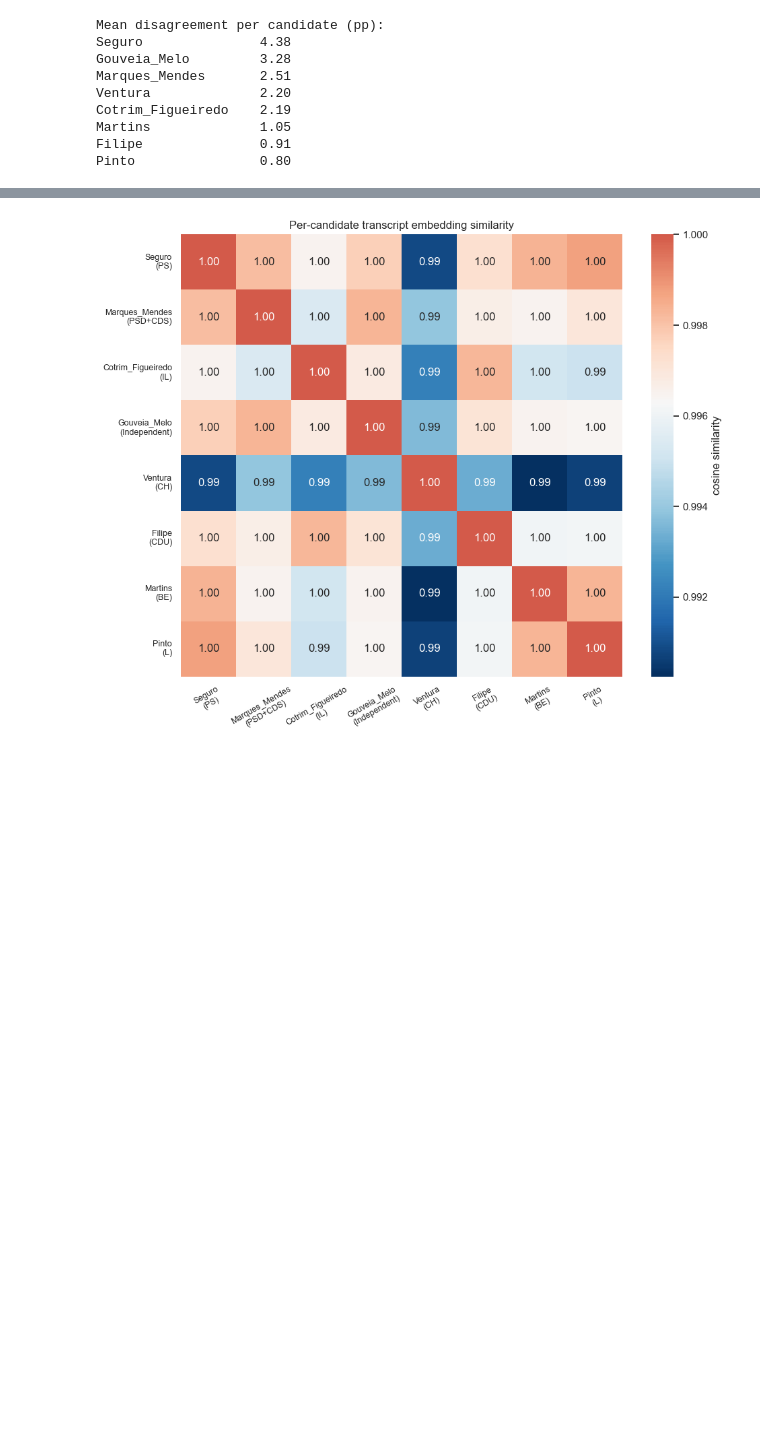
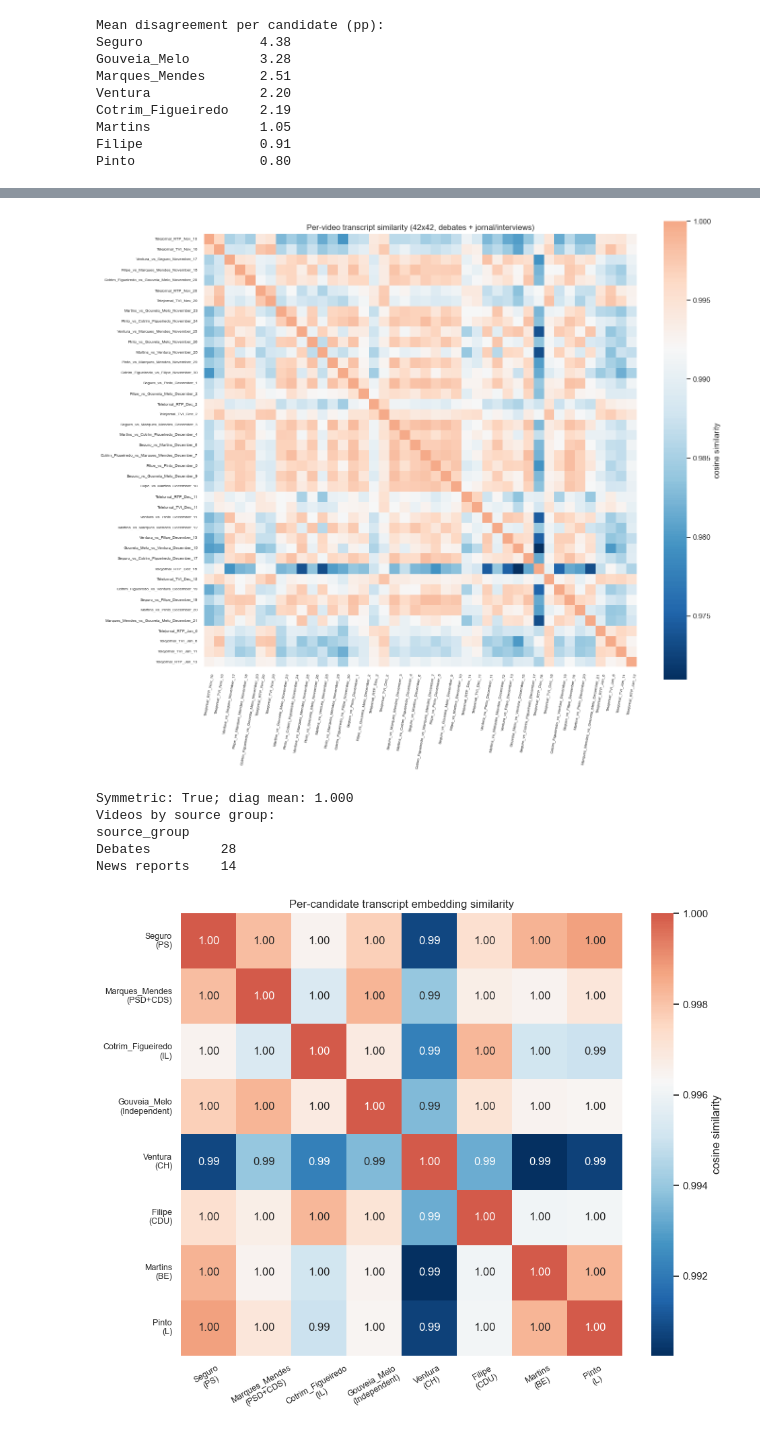
Before and after one commit to Dinisas/Big-Data, a Jupyter notebook: text_polls_eda.ipynb, the cells around one changed output, grey strips where cells are left out. Saved outputs shown, nothing was run; the diff lists cells and outputs as text; code cells hidden in the pictures; blank space fills up the shorter version.

```diff
--- a/text_polls_eda.ipynb
+++ b/text_polls_eda.ipynb
@@ -2083,3 +1190,39 @@ print(pairs.tail(3).round(2).to_string())
+# %%
+# Per-video mean embedding across debates and jornal/interviews.
+video_embed = {}
+for v, group in speech_all_lab.groupby('video'):
+    video_embed[v] = np.stack(group['text_embedding'].values).mean(axis=0)
+
+video_meta = speech_all_lab.groupby('video').agg(
+    event_date=('event_date', 'first'),
+    source_group=('source_group', 'first'),
+)
+videos_sorted = sorted(
+    video_embed.keys(),
+    key=lambda v: (video_meta.loc[v, 'event_date'] if pd.notna(video_meta.loc[v, 'event_date']) else pd.Timestamp.min, v)
+)
+video_mat = np.stack([video_embed[v] for v in videos_sorted])
+sim_video = cosine_similarity(video_mat)
+
+fig, ax = plt.subplots(figsize=(14, 12))
+sns.heatmap(sim_video, xticklabels=videos_sorted, yticklabels=videos_sorted,
+            cmap='RdBu_r', center=float(sim_video.mean()),
+            square=True, ax=ax, cbar_kws={'label': 'cosine similarity'})
+ax.set_title(f'Per-video transcript similarity ({len(videos_sorted)}x{len(videos_sorted)}, debates + jornal/interviews)')
+ax.tick_params(axis='x', rotation=80, labelsize=6)
+ax.tick_params(axis='y', labelsize=6)
+plt.tight_layout(); plt.show()
+
+print(f'Symmetric: {np.allclose(sim_video, sim_video.T)}; diag mean: {np.diag(sim_video).mean():.3f}')
+print('Videos by source group:')
+print(video_meta['source_group'].value_counts().to_string())
+# %% [output]
+[figure, added]
+Symmetric: True; diag mean: 1.000
+Videos by source group:
+source_group
+Debates         28
+News reports    14
 # %%
 PARTY_ORDER = ['PS', 'PSD+CDS', 'IL', 'Independent', 'CH', 'CDU', 'BE', 'L']
 cand_order = sorted(candidates_present,
```
Also changed, not shown: parts of 74 cells of this notebook.
